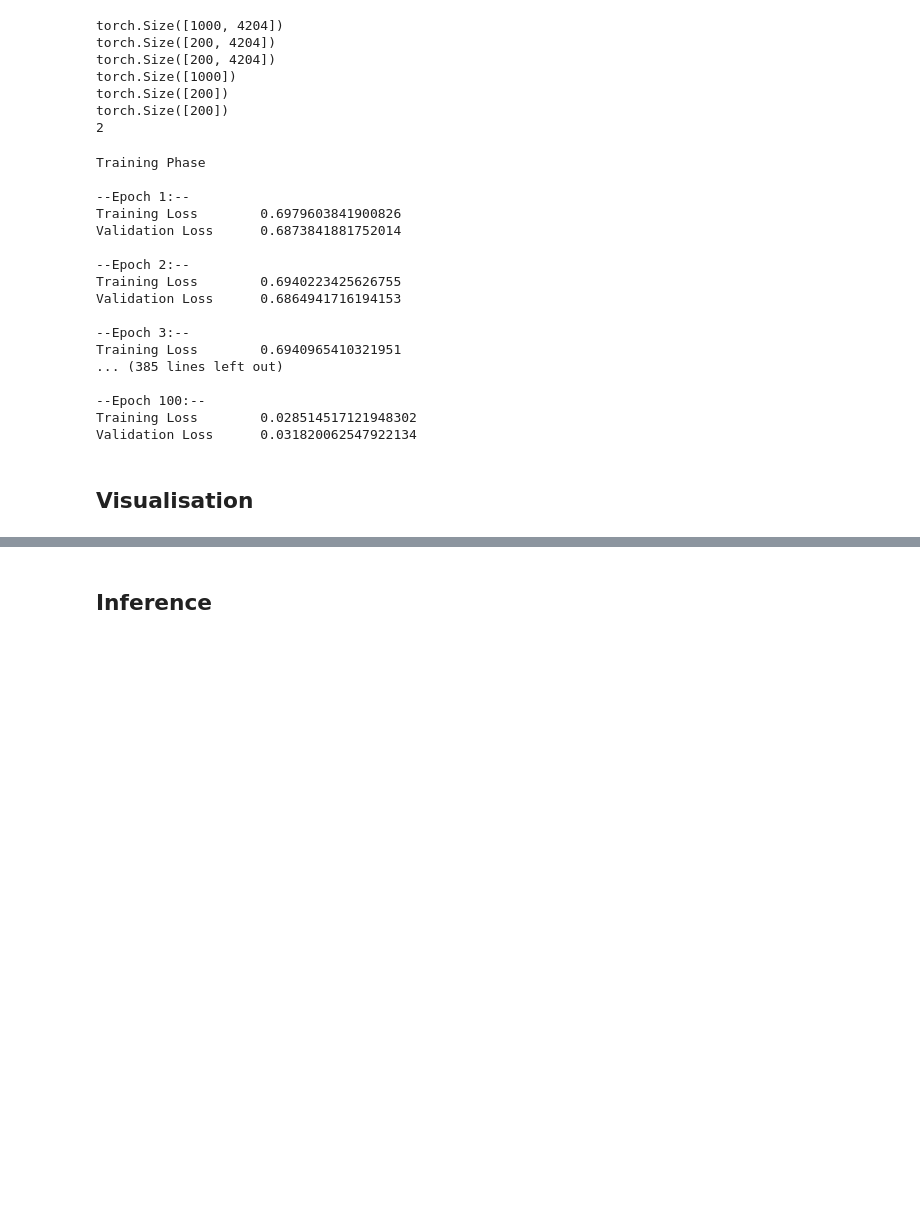
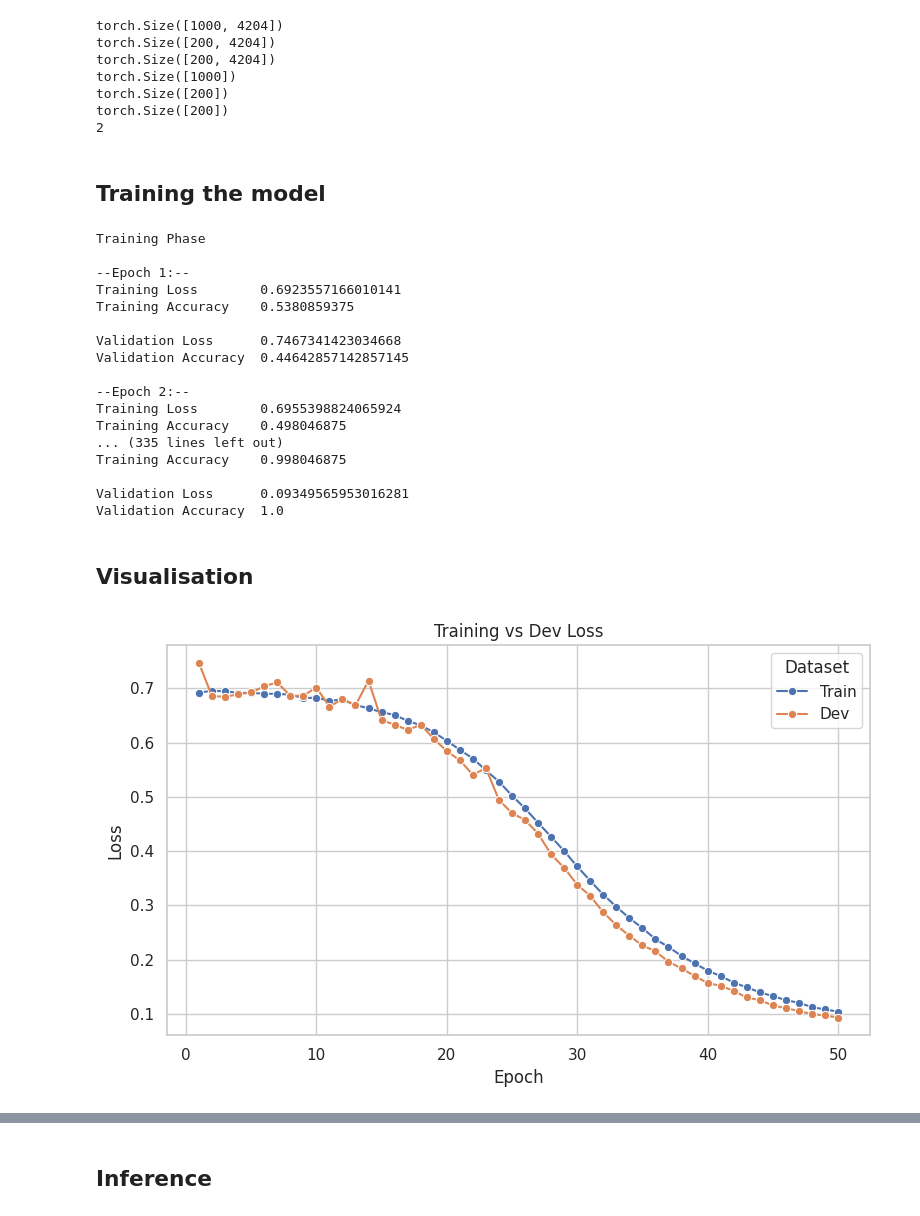
Before and after one commit to aspirant2018/NLP-Projects, a Jupyter notebook: ML projects/Multi_Layer_perceptron_for_Language_Identification.ipynb, the cells around one changed output, grey strips where cells are left out. Saved outputs shown, nothing was run; the diff lists cells and outputs as text; code cells hidden in the pictures; blank space fills up the shorter version.

```diff
--- a/ML projects/Multi_Layer_perceptron_for_Language_Identification.ipynb
+++ b/ML projects/Multi_Layer_perceptron_for_Language_Identification.ipynb
@@ -434,5 +240,7 @@ torch.Size([1000])
 torch.Size([200])
 torch.Size([200])
 2
+# %% [markdown]
+## Training the model
 # %%
 from torch.utils.data import DataLoader, TensorDataset
@@ -518,40 +350,56 @@ def training(epochs:int,
     }
 # %%
-losses = training(epochs=100,
-                                    batch_size=32,
-                                    classifier=classifier,
-                                    X_train=X_train,
-                                    y_train=y_train,
-                                    X_dev=X_dev,
-                                    y_dev=y_dev
-                                    )
+losses = training(epochs=50,
+                  batch_size=32,
+                  classifier=classifier,
+                  X_train=X_train,
+                  y_train=y_train,
+                  X_dev=X_dev,
+                  y_dev=y_dev
+                   )
 # %% [output]
 Training Phase
 
 --Epoch 1:--
-Training Loss        0.6979603841900826
-Validation Loss      0.6873841881752014
+Training Loss        0.6923557166010141
+Training Accuracy    0.5380859375
+
+Validation Loss      0.7467341423034668
+Validation Accuracy  0.44642857142857145
 
 --Epoch 2:--
-Training Loss        0.6940223425626755
-Validation Loss      0.6864941716194153
+Training Loss        0.6955398824065924
+Training Accuracy    0.498046875
+... (335 lines left out)
+Training Accuracy    0.998046875
 
---Epoch 3:--
-Training Loss        0.6940965410321951
-... (385 lines left out)
-
---Epoch 100:--
-Training Loss        0.028514517121948302
-Validation Loss      0.031820062547922134
+Validation Loss      0.09349565953016281
+Validation Accuracy  1.0
 # %% [markdown]
 ## Visualisation
 # %%
 import pandas as pd
 
-epochs = list(range(1, len(train_losses) + 1))
+epochs = list(range(1, len(losses['train_losses']) + 1))
 df = pd.DataFrame({
     "Epoch": epochs * 2,
     "Loss": losses['train_losses'] + losses["dev_losses"],
     "Type": ["Train"] * len(losses['train_losses'] ) + ["Dev"] * len(losses['train_losses'] )
 })
+
+import seaborn as sns
+import matplotlib.pyplot as plt
+
+sns.set(style="whitegrid")
+plt.figure(figsize=(8, 5))
+sns.lineplot(data=df, x="Epoch", y="Loss", hue="Type", marker="o")
+
+plt.title("Training vs Dev Loss")
+plt.xlabel("Epoch")
+plt.ylabel("Loss")
+plt.legend(title="Dataset")
+plt.tight_layout()
+plt.show()
+# %% [output]
+[figure, added]
 # %%
```
Also changed, not shown: parts of 29 cells of this notebook.
